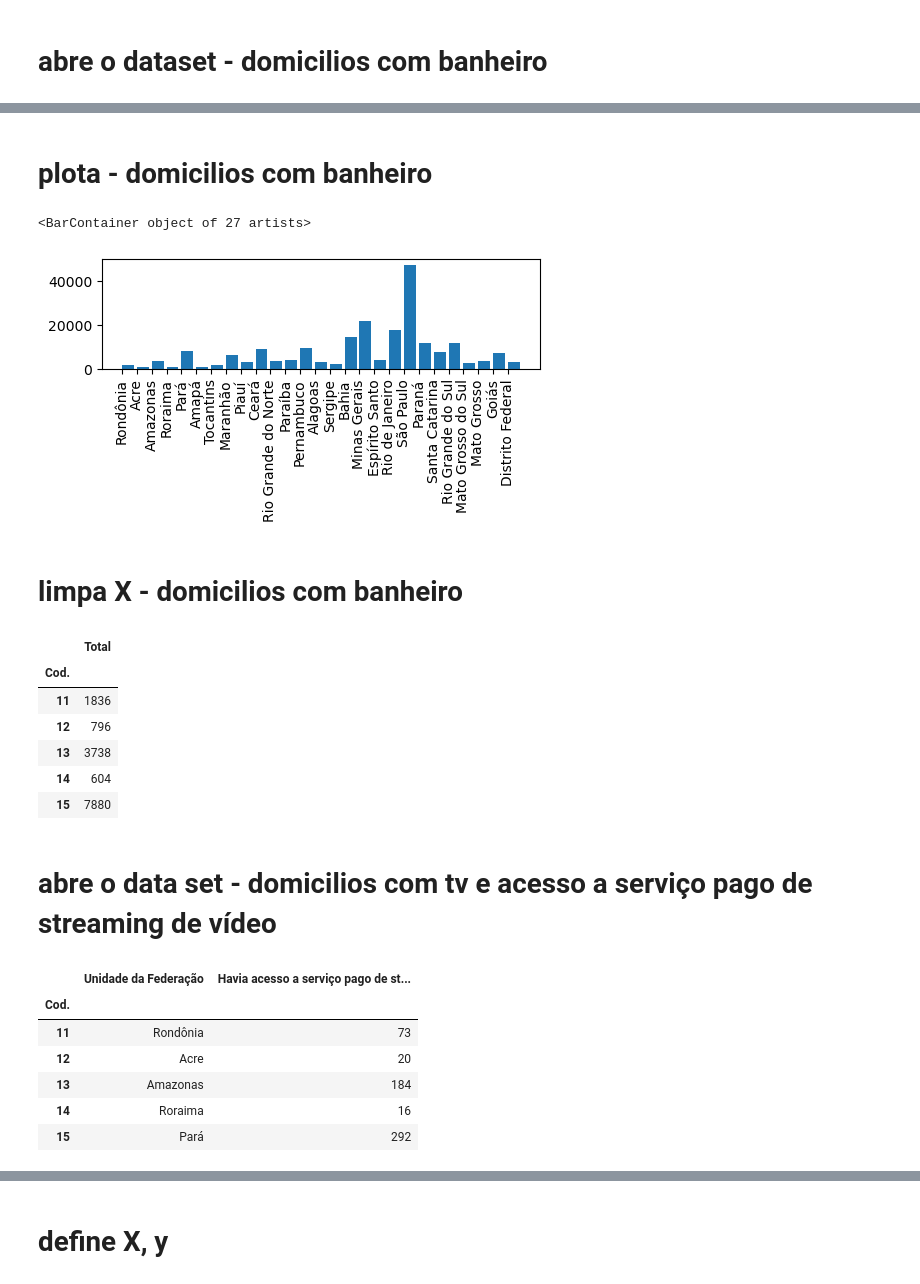
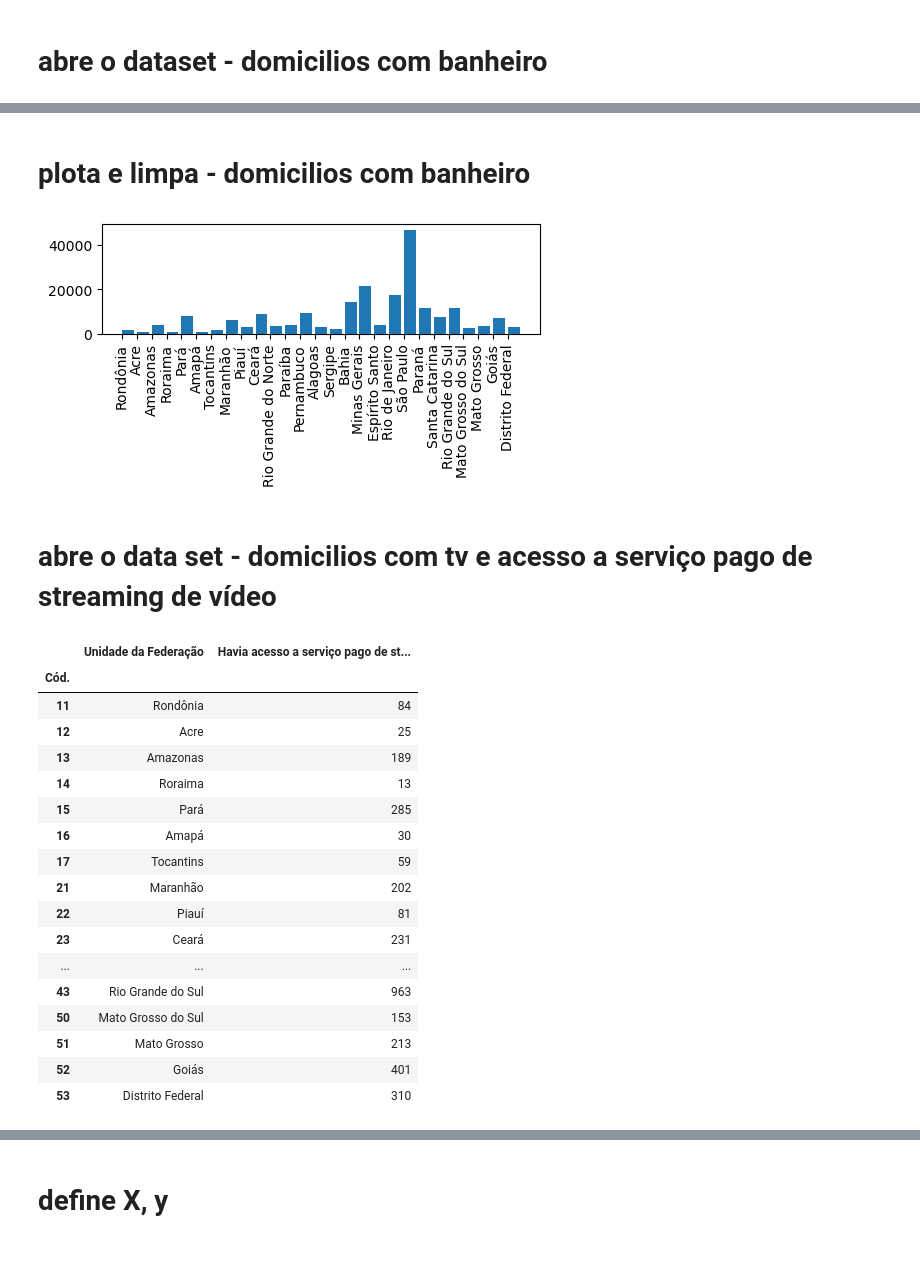
Before and after one commit to nandolrs/ml_ifrs_industria_4_acc_publico, a Jupyter notebook: note-panda-01-LinearRegression.ipynb, the cells around one changed output, grey strips where cells are left out. Drawn from its saved outputs; the diff is of its cells as text; code cells hidden in the pictures; blank space fills up the shorter version.

```diff
--- a/note-panda-01-LinearRegression.ipynb
+++ b/note-panda-01-LinearRegression.ipynb
@@ -31,5 +31,5 @@ X_full6734
 # %% [markdown]
-# plota - domicilios com banheiro
+# plota e limpa - domicilios com banheiro
 # %%
 fig, ax = plt.subplots(figsize=(5, 2.7), layout='constrained')
 plt.xticks(rotation=90)
@@ -38,49 +38,33 @@ X_full6734_categorias = X_full6734['Unidade da Federação']
 X_full6734_valores = X_full6734['Total']
 
 ax.bar(X_full6734_categorias, X_full6734_valores, align='edge')
+X_full6734=X_full6734.drop(labels='Unidade da Federação' ,axis=1)
 # %% [output]
-<BarContainer object of 27 artists>
 [figure]
-# %% [markdown]
-# limpa X - domicilios com banheiro
-# %%
-X_full6734=X_full6734.drop(labels='Unidade da Federação' ,axis=1)
-#X_full6734=X_full6734['Total']
-X_full6734.head()
-
-#X_full.size
-#X_full.info()
-#3qtdeS = X_full['Total']
-#3soma=qtdeS.sum()
-#qtdeS.head()
-
-#print('soma=', soma)
-#print(qtdeS)
-#soma=X_full.sum(axis=1)
-#soma
-# %% [output]
-|  | Total |
-| Cod. |  |
-| 11 | 1836 |
-| 12 | 796 |
-| 13 | 3738 |
-| 14 | 604 |
-| 15 | 7880 |
 # %% [markdown]
 # abre o data set - domicilios com tv e acesso a serviço pago de streaming de vídeo
 # %%
-caminho_arquivo = 'data/tabela9650.csv' # -tratado-01
-X_full9650 = pd.read_csv(caminho_arquivo,quotechar='"', sep=';',index_col='Cod.') # ,skiprows = 4 , index_col='ID' quotechar='"'  ,skiprows = 6 , skipfooter=23
+caminho_arquivo = 'data/tabela9650-2022.csv' # -tratado-01
+X_full9650 = pd.read_csv(caminho_arquivo,quotechar='"', sep=';',skiprows = 4, index_col='Cód.') #  , index_col='ID' quotechar='"'  ,skiprows = 6 , skipfooter=23
 X_full9650=X_full9650.drop(labels='Acesso a canais de televisão' ,axis=1)
-#X_full9650=X_full9650.drop(labels='Unidade da Federação' ,axis=1)
-X_full9650=X_full9650.drop(labels='Total' ,axis=1)
-X_full9650.head()
+X_full9650
 # %% [output]
 |  | Unidade da Federação | Havia acesso a serviço pago de st... |
-| Cod. |  |  |
-| 11 | Rondônia | 73 |
-| 12 | Acre | 20 |
-| 13 | Amazonas | 184 |
-| 14 | Roraima | 16 |
-| 15 | Pará | 292 |
+| Cód. |  |  |
+| 11 | Rondônia | 84 |
+| 12 | Acre | 25 |
+| 13 | Amazonas | 189 |
+| 14 | Roraima | 13 |
+| 15 | Pará | 285 |
+| 16 | Amapá | 30 |
+| 17 | Tocantins | 59 |
+| 21 | Maranhão | 202 |
+| 22 | Piauí | 81 |
+| 23 | Ceará | 231 |
+| ... | ... | ... |
+| 43 | Rio Grande do Sul | 963 |
+| 50 | Mato Grosso do Sul | 153 |
+| 51 | Mato Grosso | 213 |
+| 52 | Goiás | 401 |
+| 53 | Distrito Federal | 310 |
 # %% [markdown]
```
Also changed, not shown: parts of 46 cells of this notebook.
